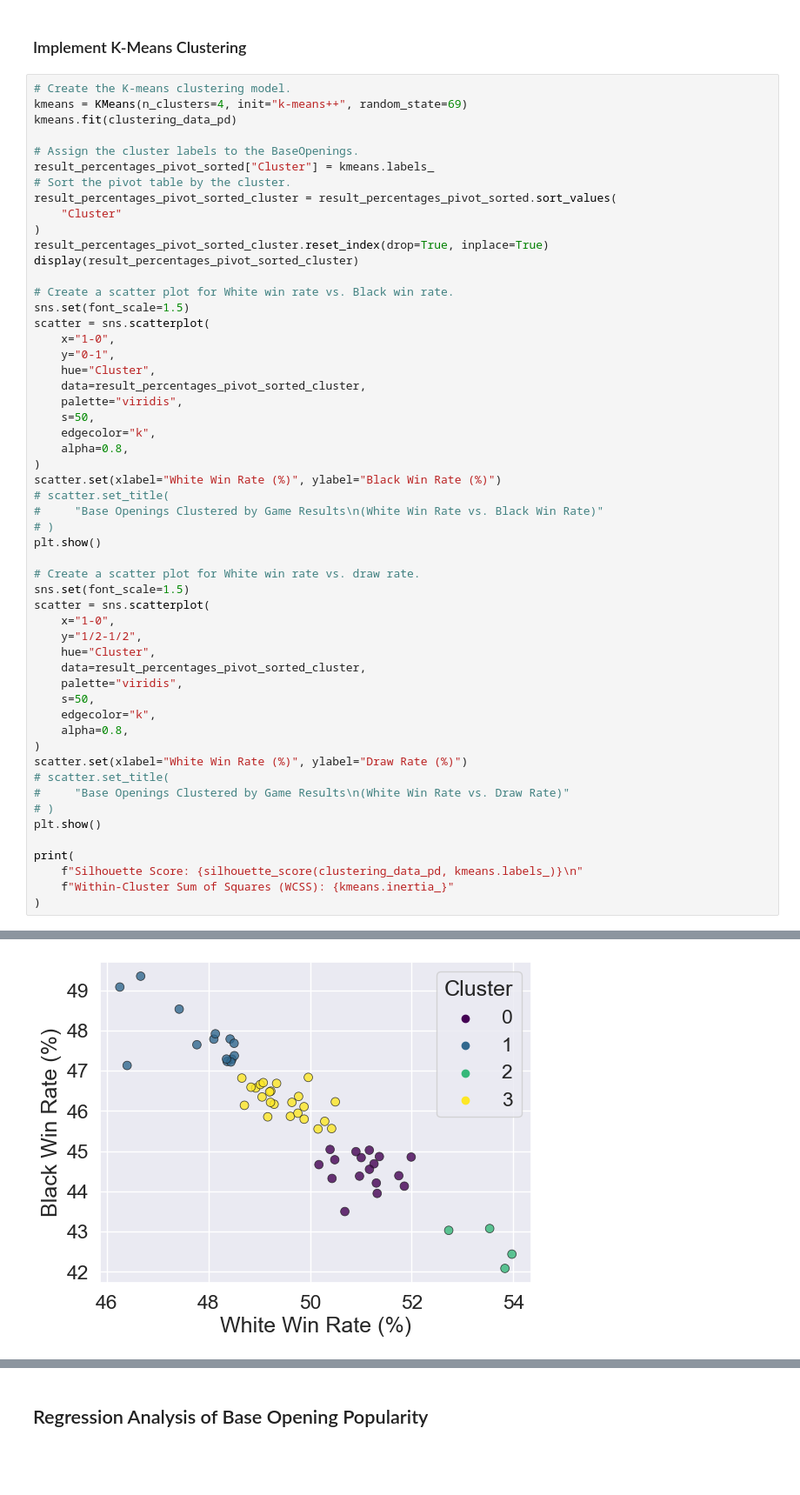
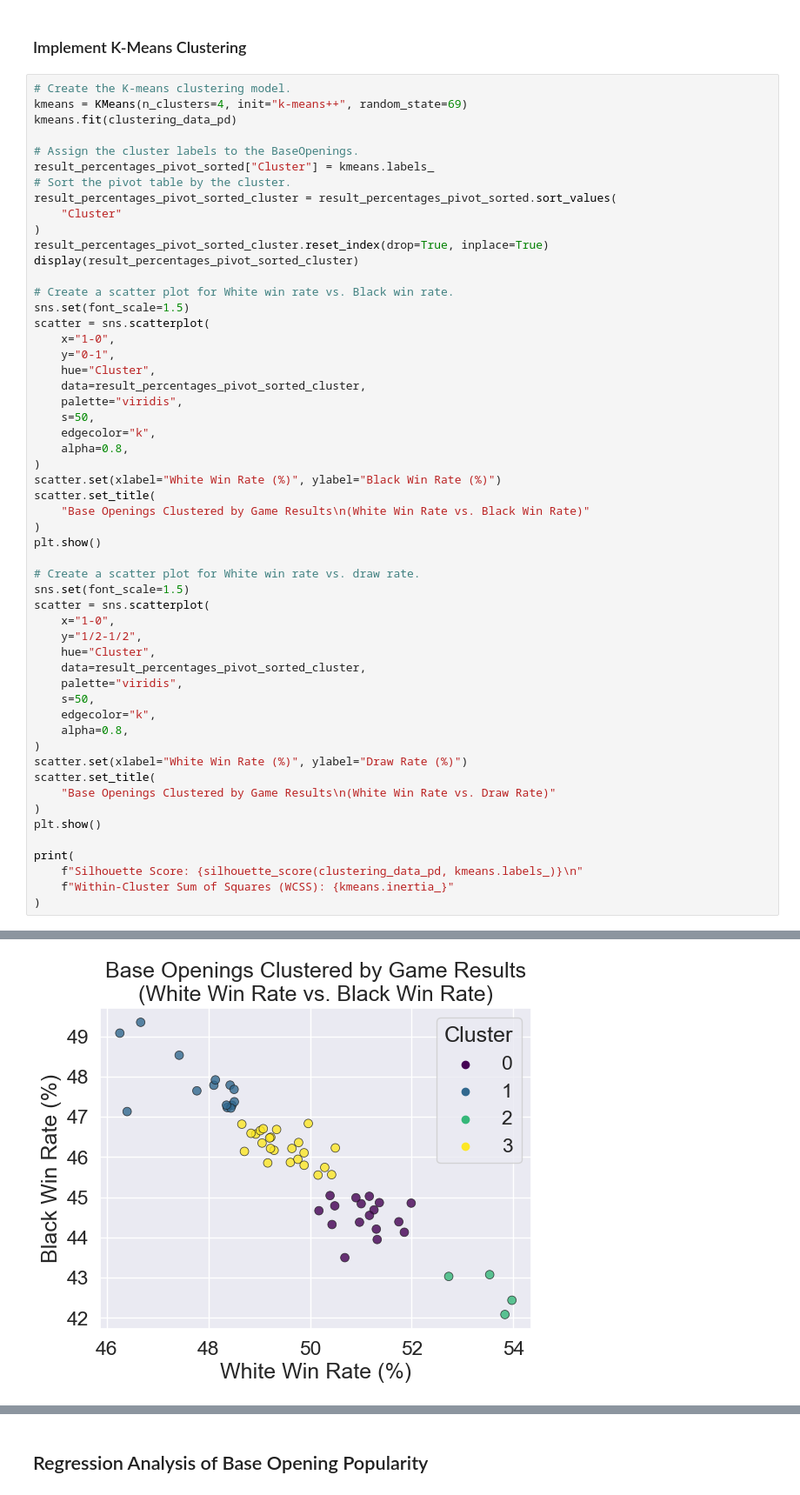
Before and after one commit to IsaacCheng9/machine-learning-in-chess, a Jupyter notebook: src/analyse_chess_data.ipynb, the cells around one changed output, grey strips where cells are left out. Shown at 87% size. Cells and saved outputs as stored; diff of their text form; blank space fills up the shorter version.

Commit message:
Fix missing plot titles

```diff
--- a/src/analyse_chess_data.ipynb
+++ b/src/analyse_chess_data.ipynb
@@ -1936,9 +1936,9 @@ scatter = sns.scatterplot(
     alpha=0.8,
 )
 scatter.set(xlabel="White Win Rate (%)", ylabel="Black Win Rate (%)")
-# scatter.set_title(
-#     "Base Openings Clustered by Game Results\n(White Win Rate vs. Black Win Rate)"
-# )
+scatter.set_title(
+    "Base Openings Clustered by Game Results\n(White Win Rate vs. Black Win Rate)"
+)
 plt.show()
 
 # Create a scatter plot for White win rate vs. draw rate.
@@ -1951,34 +1951,34 @@ scatter = sns.scatterplot(
     palette="viridis",
     s=50,
     edgecolor="k",
     alpha=0.8,
 )
 scatter.set(xlabel="White Win Rate (%)", ylabel="Draw Rate (%)")
-# scatter.set_title(
-#     "Base Openings Clustered by Game Results\n(White Win Rate vs. Draw Rate)"
-# )
+scatter.set_title(
+    "Base Openings Clustered by Game Results\n(White Win Rate vs. Draw Rate)"
+)
 plt.show()
 
 print(
     f"Silhouette Score: {silhouette_score(clustering_data_pd, kmeans.labels_)}\n"
     f"Within-Cluster Sum of Squares (WCSS): {kmeans.inertia_}"
 )
 # %% [output]
 | Result | BaseOpening | 0-1 | 1-0 | 1/2-1/2 | NumberOfGames | Cluster |
 | 0 | King's Gambit Accepted | 44.852379 | 51.989773 | 3.157849 | 45759 | 0 |
 | 1 | King's Knight Opening | 44.683589 | 51.257457 | 4.058954 | 25647 | 0 |
 | 2 | Horwitz Defense | 44.837382 | 51.005804 | 4.156813 | 65122 | 0 |
 | 3 | Vienna Game | 44.387713 | 51.746229 | 3.866058 | 72270 | 0 |
 | 4 | Semi-Slav Defense | 43.496536 | 50.683603 | 5.819861 | 21650 | 0 |
 | 5 | Rat Defense | 44.986066 | 50.902068 | 4.111866 | 20453 | 0 |
 | 6 | Polish Opening | 44.128149 | 51.854791 | 4.017060 | 20164 | 0 |
 | 7 | Ruy Lopez | 44.377249 | 50.972528 | 4.650223 | 126166 | 0 |
 | 8 | King's Indian Attack | 44.319767 | 50.431089 | 5.249144 | 15774 | 0 |
 | 9 | Bishop's Opening | 45.022163 | 51.165676 | 3.812161 | 111223 | 0 |
 | ... | ... | ... | ... | ... | ... | ... |
 | 54 | Dutch Defense | 45.794712 | 49.882237 | 4.323051 | 26324 | 3 |
 | 55 | King's Gambit Declined | 46.832639 | 49.964327 | 3.203034 | 26631 | 3 |
 | 56 | Hungarian Opening | 46.346200 | 49.053804 | 4.599996 | 54587 | 3 |
 | 57 | King's Indian Defense | 45.851664 | 49.165551 | 4.982785 | 41824 | 3 |
 | 58 | Ponziani Opening | 46.103149 | 49.880573 | 4.016277 | 22608 | 3 |
-[figure, old version]
+[figure, new version]
```
Also changed, not shown: parts of 2 cells of this notebook.
